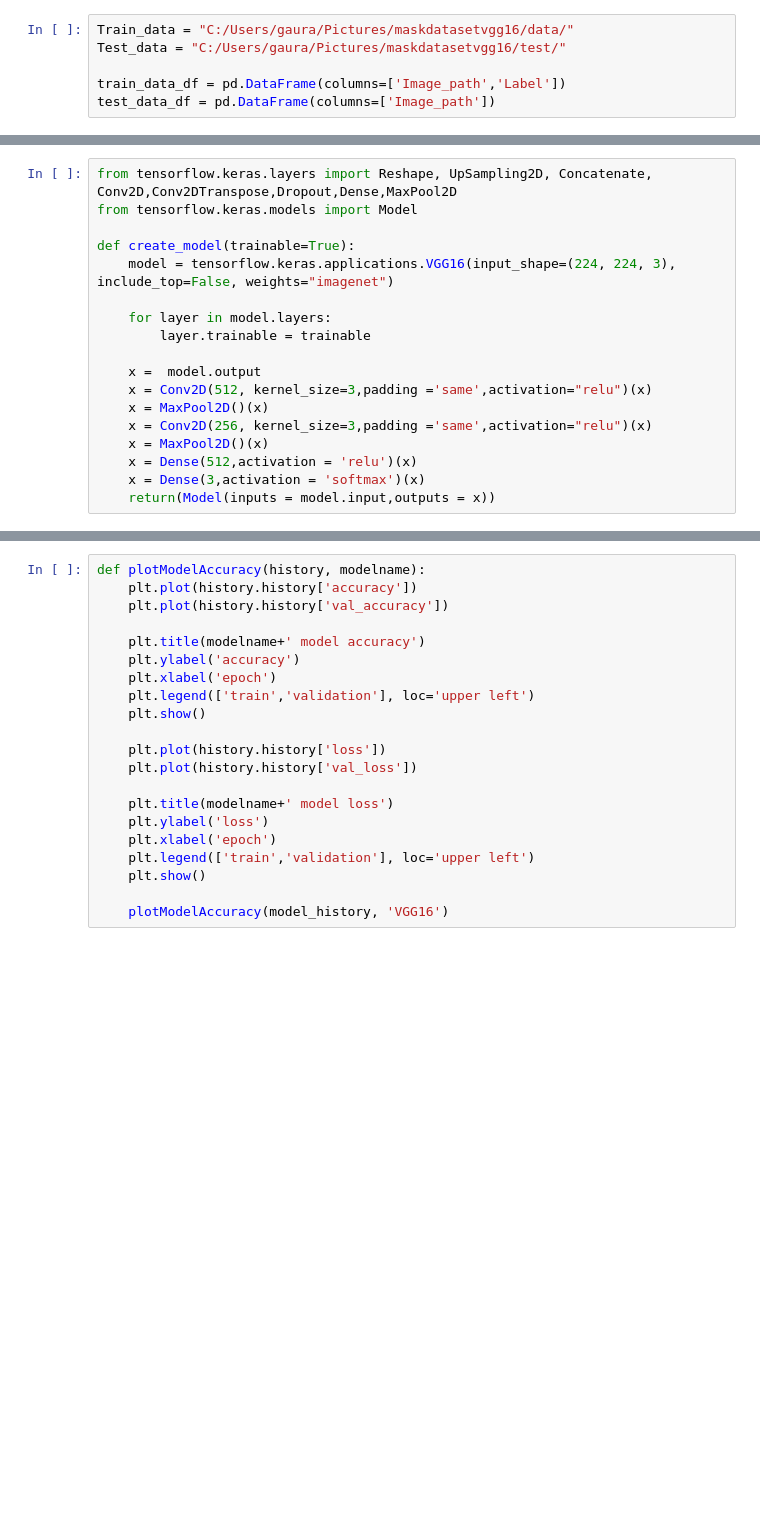
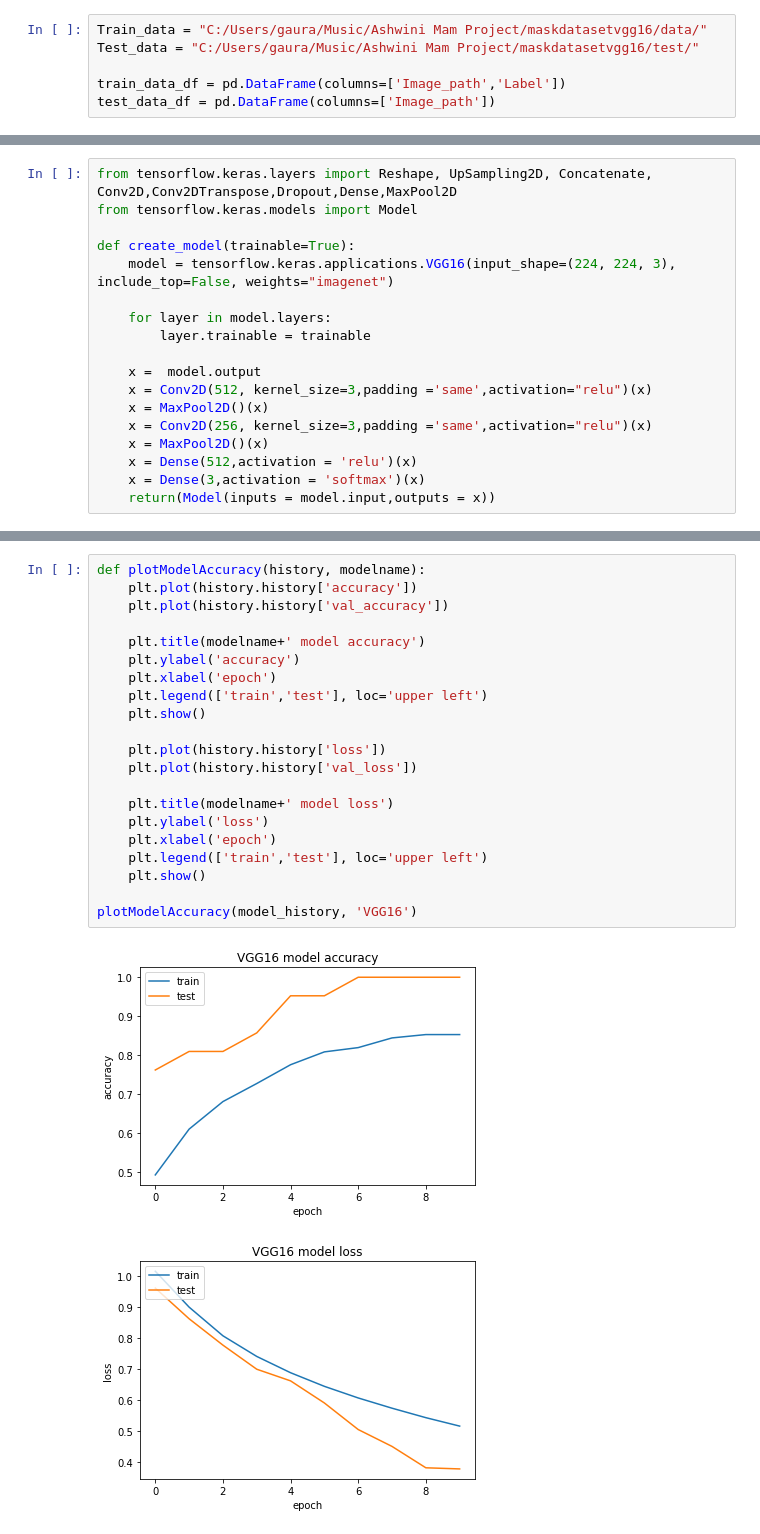
Before and after one commit to gaurav1116/Photo-Voltaic-Module-s-Fault-Detection-using-VGG16-, a Jupyter notebook: Mask_Dataset_VGG16.ipynb, the cells around one changed output, grey strips where cells are left out. Drawn from its saved outputs; the diff is of its cells as text; blank space fills up the shorter version.

Commit message:
Plots updated

```diff
--- a/Mask_Dataset_VGG16.ipynb
+++ b/Mask_Dataset_VGG16.ipynb
@@ -10,8 +10,8 @@ import tensorflow
 import matplotlib.pyplot as plt
 from tensorflow.keras.applications.mobilenet import preprocess_input
 # %%
-Train_data = "C:/Users/gaura/Pictures/maskdatasetvgg16/data/"
-Test_data = "C:/Users/gaura/Pictures/maskdatasetvgg16/test/"
+Train_data = "C:/Users/gaura/Music/Ashwini Mam Project/maskdatasetvgg16/data/"
+Test_data = "C:/Users/gaura/Music/Ashwini Mam Project/maskdatasetvgg16/test/"
 
 train_data_df = pd.DataFrame(columns=['Image_path','Label'])
 test_data_df = pd.DataFrame(columns=['Image_path'])
@@ -112,21 +135,24 @@ model_history = model.fit(x_train,y_train, validation_data = (x_test,y_test),epo
 # %%
 def plotModelAccuracy(history, modelname):
     plt.plot(history.history['accuracy'])
     plt.plot(history.history['val_accuracy'])
 
     plt.title(modelname+' model accuracy')
     plt.ylabel('accuracy')
     plt.xlabel('epoch')
-    plt.legend(['train','validation'], loc='upper left')
+    plt.legend(['train','test'], loc='upper left')
     plt.show()
 
     plt.plot(history.history['loss'])
     plt.plot(history.history['val_loss'])
 
     plt.title(modelname+' model loss')
     plt.ylabel('loss')
     plt.xlabel('epoch')
-    plt.legend(['train','validation'], loc='upper left')
+    plt.legend(['train','test'], loc='upper left')
     plt.show()
 
-    plotModelAccuracy(model_history, 'VGG16')
+plotModelAccuracy(model_history, 'VGG16')
+# %% [output]
+[figure, added]
+[figure, added]
```
Also changed, not shown: parts of 5 cells of this notebook.
